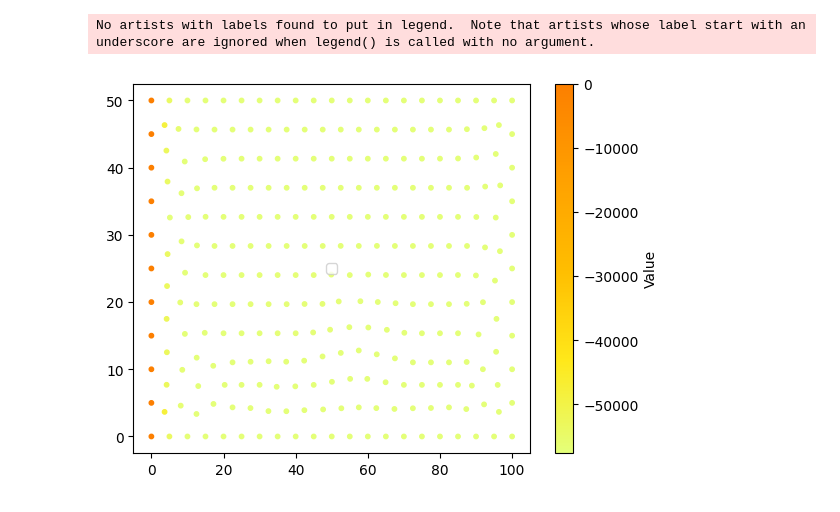
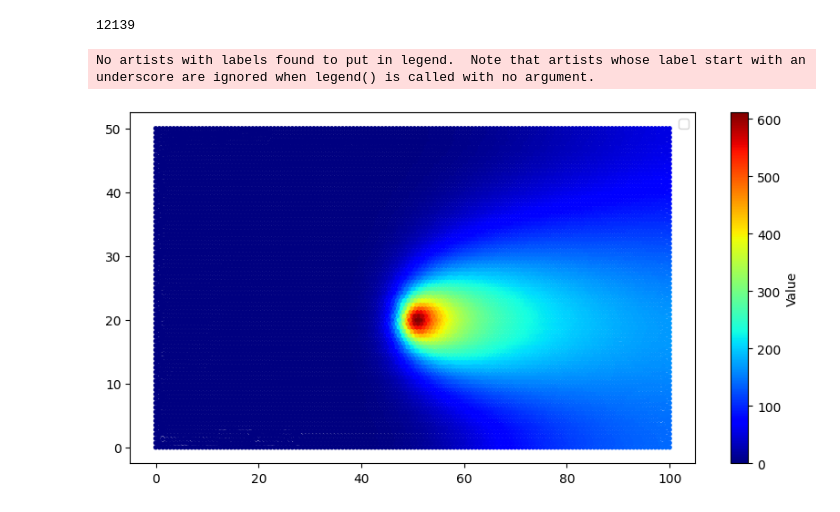
Before and after one commit to me21b172/ME5204-Project, a Jupyter notebook: Anuj/project.ipynb, the cells around one changed output. Cells and saved outputs as stored; diff of their text form; code cells hidden in the pictures.

```diff
--- a/Anuj/project.ipynb
+++ b/Anuj/project.ipynb
@@ -132,5 +132,5 @@ class RectangularMesh:
                 Boundary[linearNodes[ele]-1] += b
         return Boundary
 # %%
-mesh = RectangularMesh(mesh_factor=5,geo_file='rectangle.geo')
+mesh = RectangularMesh(mesh_factor=0.7,geo_file='rectangle.geo')
 # %% [output]
@@ -163,11 +147,16 @@ print(K)
 # %%
-F = (A-K)[np.ix_(interiorNodes,interiorNodes)]
+F = (A+K)[np.ix_(interiorNodes,interiorNodes)]
 Temperature[interiorNodes] = np.linalg.inv(F)@((S + Boundary)[interiorNodes])
+# %%
+n
+# %% [output]
+12139
 # %%
-scatter = plt.scatter(mesh.coords[:, 0], mesh.coords[:, 1], c=Temperature, cmap='Wistia', s=10, edgecolor=None)
+plt.figure(figsize=(10,5))
+scatter = plt.scatter(mesh.coords[:, 0], mesh.coords[:, 1], c=Temperature, cmap='jet', s=8, edgecolor=None)
 plt.legend()
 plt.colorbar(scatter, label='Value')
 plt.show()
 # %% [output]
 No artists with labels found to put in legend.  Note that artists whose label start with an underscore are ignored when legend() is called with no argument.
-[figure, old version]
+[figure, new version]
```
Also changed, not shown: parts of 4 cells of this notebook, 1 other file.
